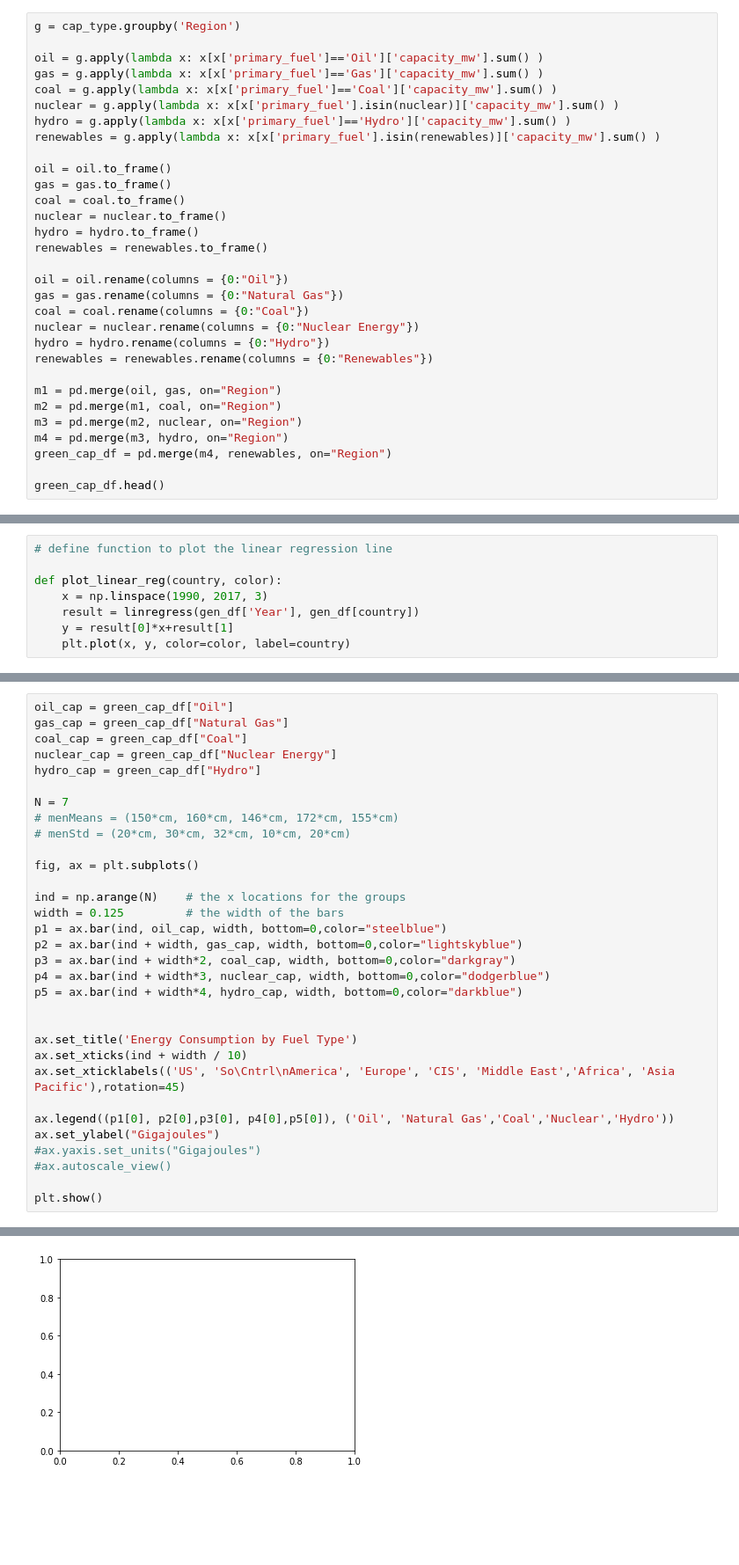
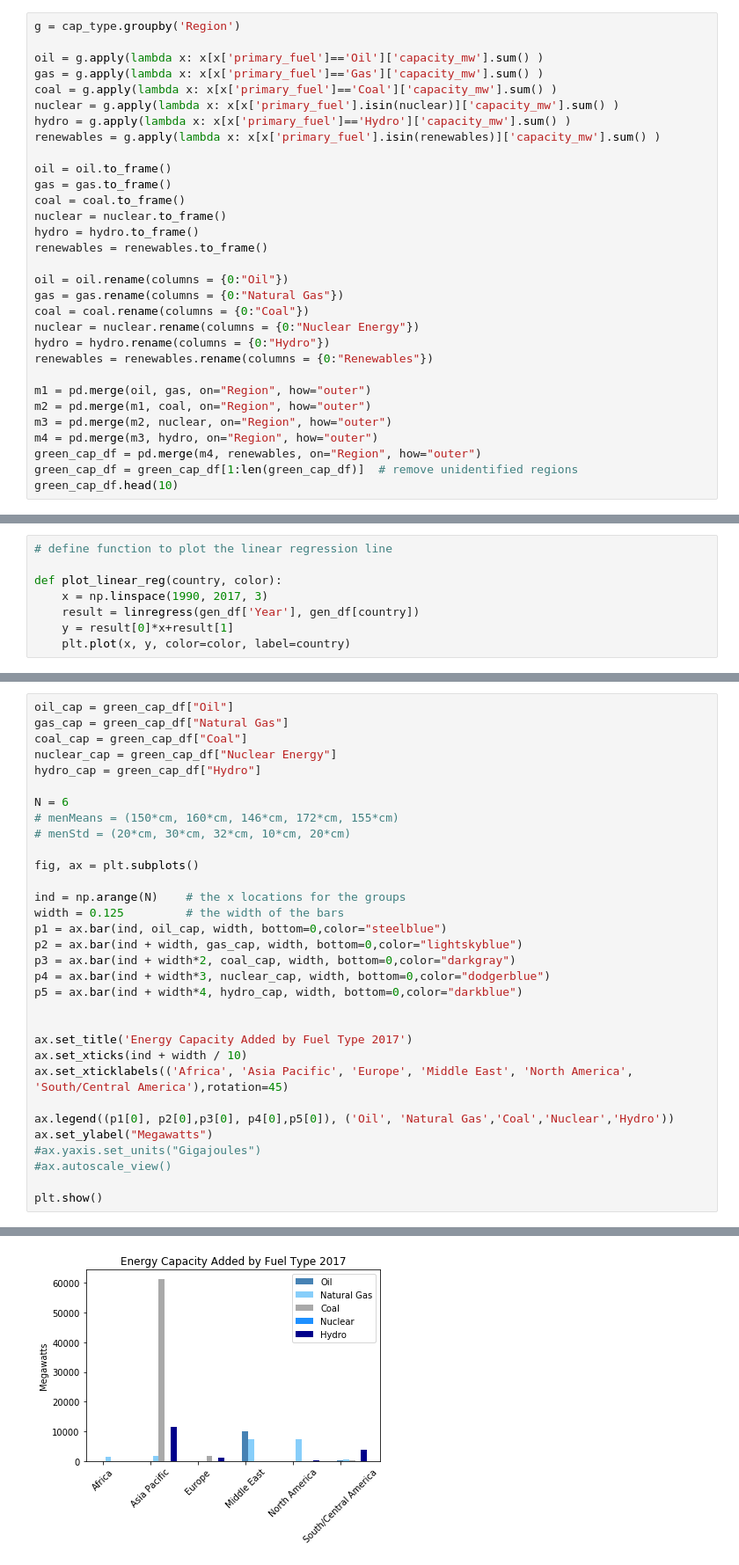
Before and after one commit to gabigham/dagger, a Jupyter notebook: USvsWorld.ipynb, the cells around one changed output, grey strips where cells are left out. Shown at 88% size. Cells and saved outputs as stored; diff of their text form; blank space fills up the shorter version.

```diff
--- a/USvsWorld.ipynb
+++ b/USvsWorld.ipynb
@@ -76,13 +78,13 @@ nuclear = nuclear.rename(columns = {0:"Nuclear Energy"})
 hydro = hydro.rename(columns = {0:"Hydro"})
 renewables = renewables.rename(columns = {0:"Renewables"})
 
-m1 = pd.merge(oil, gas, on="Region")
-m2 = pd.merge(m1, coal, on="Region")
-m3 = pd.merge(m2, nuclear, on="Region")
-m4 = pd.merge(m3, hydro, on="Region")
-green_cap_df = pd.merge(m4, renewables, on="Region")
-
-green_cap_df.head()
+m1 = pd.merge(oil, gas, on="Region", how="outer")
+m2 = pd.merge(m1, coal, on="Region", how="outer")
+m3 = pd.merge(m2, nuclear, on="Region", how="outer")
+m4 = pd.merge(m3, hydro, on="Region", how="outer")
+green_cap_df = pd.merge(m4, renewables, on="Region", how="outer")
+green_cap_df = green_cap_df[1:len(green_cap_df)]  # remove unidentified regions
+green_cap_df.head(10)
 # %% [output]
 |  | Oil | Natural Gas | Coal | Nuclear Energy | Hydro | Renewables |
 | Region |  |  |  |  |  |  |
@@ -259,7 +244,7 @@ coal_cap = green_cap_df["Coal"]
 nuclear_cap = green_cap_df["Nuclear Energy"]
 hydro_cap = green_cap_df["Hydro"]
 
-N = 7
+N = 6
 # menMeans = (150*cm, 160*cm, 146*cm, 172*cm, 155*cm)
 # menStd = (20*cm, 30*cm, 32*cm, 10*cm, 20*cm)
 
@@ -274,12 +259,12 @@ p4 = ax.bar(ind + width*3, nuclear_cap, width, bottom=0,color="dodgerblue")
 p5 = ax.bar(ind + width*4, hydro_cap, width, bottom=0,color="darkblue")
 
 
-ax.set_title('Energy Consumption by Fuel Type')
+ax.set_title('Energy Capacity Added by Fuel Type 2017')
 ax.set_xticks(ind + width / 10)
-ax.set_xticklabels(('US', 'So\Cntrl\nAmerica', 'Europe', 'CIS', 'Middle East','Africa', 'Asia Pacific'),rotation=45)
+ax.set_xticklabels(('Africa', 'Asia Pacific', 'Europe', 'Middle East', 'North America', 'South/Central America'),rotation=45)
 
 ax.legend((p1[0], p2[0],p3[0], p4[0],p5[0]), ('Oil', 'Natural Gas','Coal','Nuclear','Hydro'))
-ax.set_ylabel("Gigajoules")
+ax.set_ylabel("Megawatts")
 #ax.yaxis.set_units("Gigajoules")
 #ax.autoscale_view()
 
@@ -289 +273 @@ ValueError: shape mismatch: objects cannot be broadcast to a single shape
-[figure, old version]
+[figure, new version]
```
Also changed, not shown: parts of 9 cells of this notebook.
